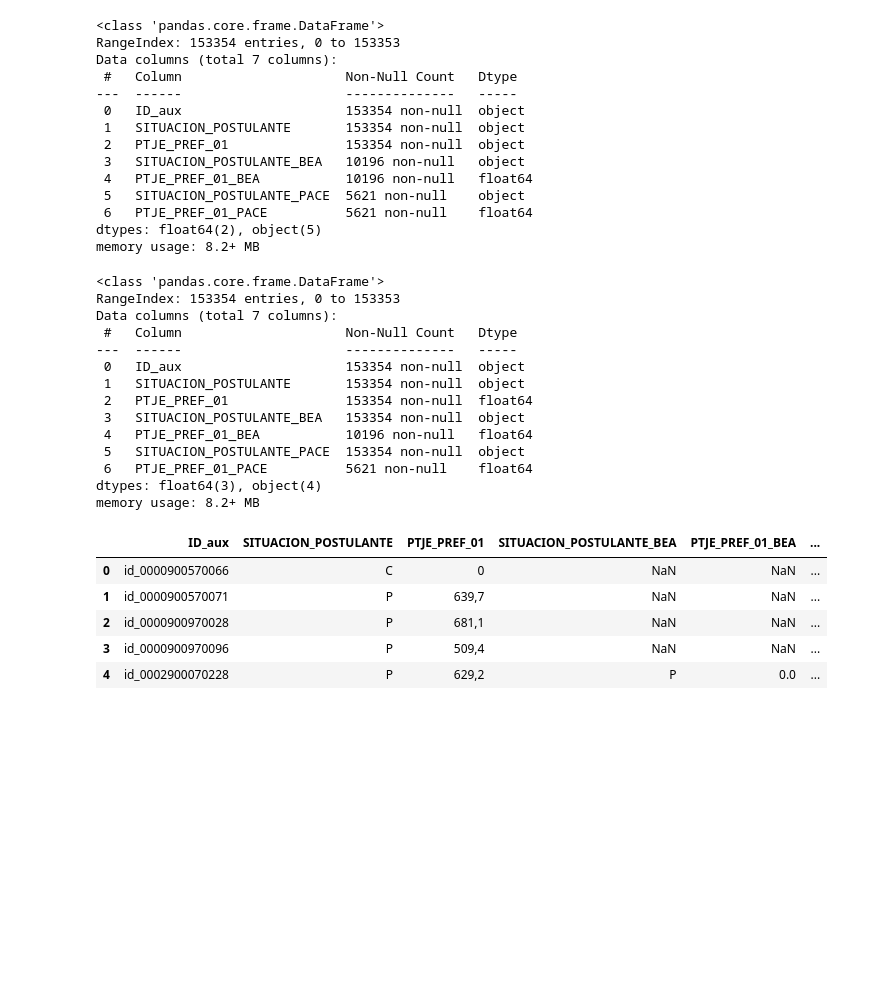
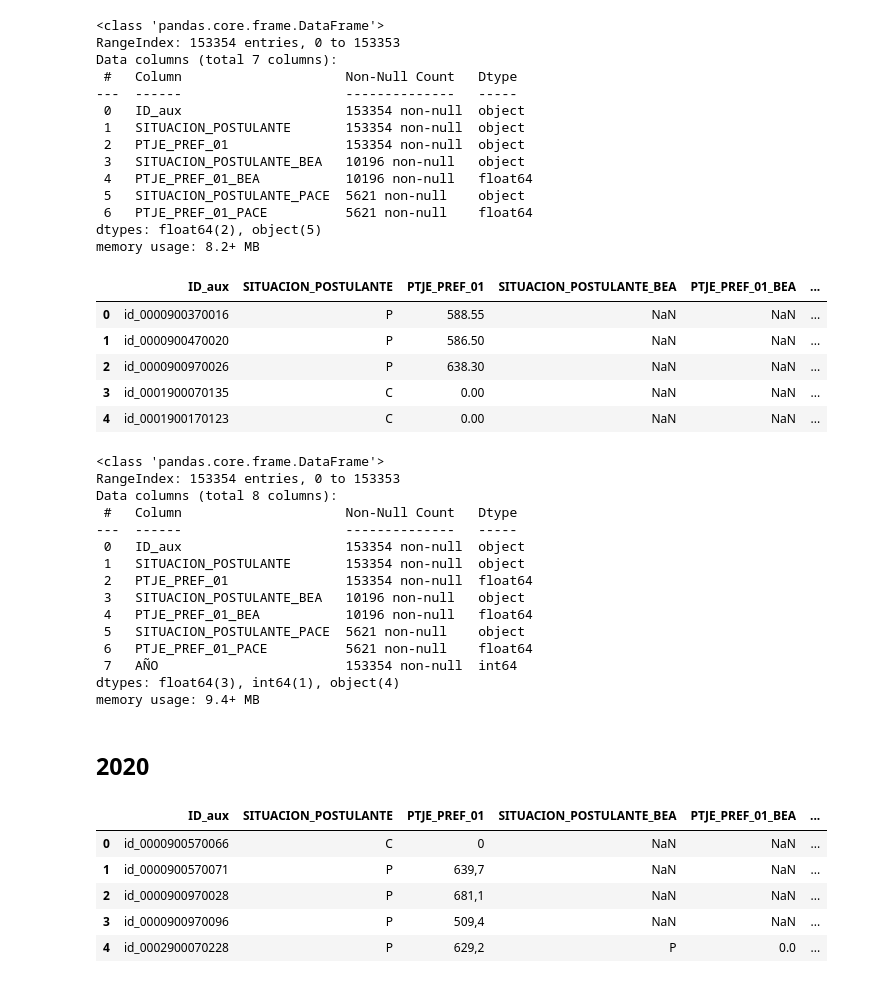
Before and after one commit to javibascur/Proyecto-Cs-Datos, a Jupyter notebook: Limpieza_De_Datos/Proceso_Limpieza_Postulaciones.ipynb, the cells around one changed output. Saved outputs shown, nothing was run; the diff lists cells and outputs as text; code cells hidden in the pictures; blank space fills up the shorter version.

```diff
--- a/Limpieza_De_Datos/Proceso_Limpieza_Postulaciones.ipynb
+++ b/Limpieza_De_Datos/Proceso_Limpieza_Postulaciones.ipynb
@@ -36,23 +40,37 @@ df2019_filtrado = df2019_filtrado.copy()
 
 # Reemplaza la coma por punto en la columna numérica y lo cambia a float
 df2019_filtrado["PTJE_PREF_01"] = df2019_filtrado["PTJE_PREF_01"].astype(str).str.replace(',', '.').astype(float)
+# %%
+# Agregamos la columna de año
+df2019_filtrado['AÑO'] = 2019
+df2019_filtrado.head()
+# %% [output]
+|  | ID_aux | SITUACION_POSTULANTE | PTJE_PREF_01 | SITUACION_POSTULANTE_BEA | PTJE_PREF_01_BEA | ... |
+| 0 | id_0000900370016 | P | 588.55 | NaN | NaN | ... |
+| 1 | id_0000900470020 | P | 586.50 | NaN | NaN | ... |
+| 2 | id_0000900970026 | P | 638.30 | NaN | NaN | ... |
+| 3 | id_0001900070135 | C | 0.00 | NaN | NaN | ... |
+| 4 | id_0001900170123 | C | 0.00 | NaN | NaN | ... |
 # %%
 df2019_filtrado.info()
 # %% [output]
 <class 'pandas.core.frame.DataFrame'>
 RangeIndex: 153354 entries, 0 to 153353
-Data columns (total 7 columns):
+Data columns (total 8 columns):
  #   Column                     Non-Null Count   Dtype
 ---  ------                     --------------   -----
  0   ID_aux                     153354 non-null  object
  1   SITUACION_POSTULANTE       153354 non-null  object
  2   PTJE_PREF_01               153354 non-null  float64
- 3   SITUACION_POSTULANTE_BEA   153354 non-null  object
+ 3   SITUACION_POSTULANTE_BEA   10196 non-null   object
  4   PTJE_PREF_01_BEA           10196 non-null   float64
- 5   SITUACION_POSTULANTE_PACE  153354 non-null  object
+ 5   SITUACION_POSTULANTE_PACE  5621 non-null    object
  6   PTJE_PREF_01_PACE          5621 non-null    float64
-dtypes: float64(3), object(4)
-memory usage: 8.2+ MB
+ 7   AÑO                        153354 non-null  int64
+dtypes: float64(3), int64(1), object(4)
+memory usage: 9.4+ MB
+# %% [markdown]
+## 2020
 # %%
 # Se seleccionan solo las columnas necesarias
 df2020 = pd.read_csv("datos_utilizados/postulacion/2020/ArchivoD_Adm2020.csv",  sep = ";", low_memory=False)
```
Also changed, not shown: parts of 22 cells of this notebook, 3 other files.
